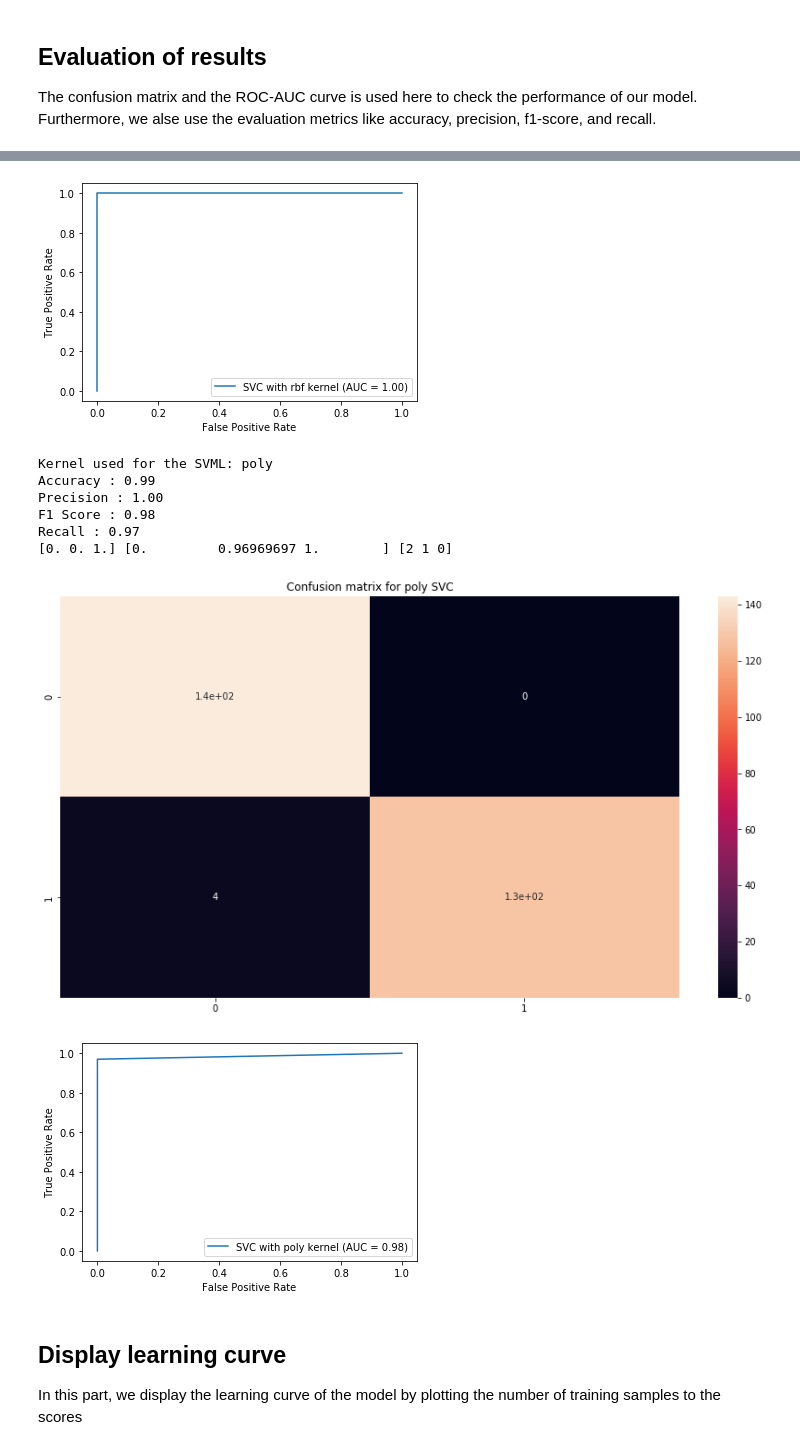
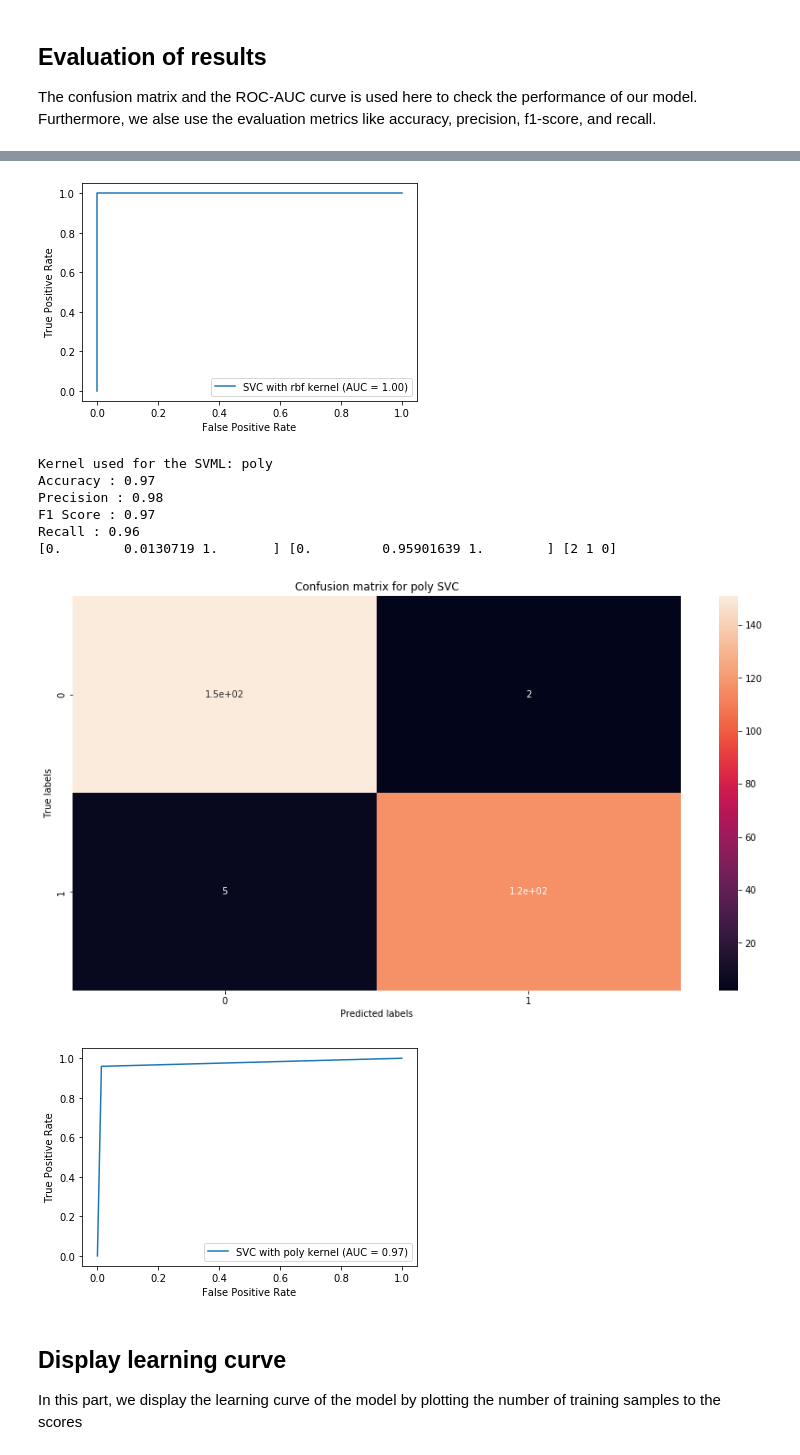
Before and after one commit to jeffreylimnardy/banknote-authentication-svm, a Jupyter notebook: banknoteAuthenticity.ipynb, the cells around one changed output, grey strips where cells are left out. Saved outputs shown, nothing was run; the diff lists cells and outputs as text; code cells hidden in the pictures.

Commit message:
corrected CV added 3d visualization

```diff
--- a/banknoteAuthenticity.ipynb
+++ b/banknoteAuthenticity.ipynb
@@ -134,7 +177,7 @@ array([0.53969053, 0.85995509, 0.93921899, 1.        ])
 
 
 estimators = {
-    "linear":svm.SVC(kernel="linear",C=1),
+    "linear":svm.LinearSVC(C=1),
     "rbf":svm.SVC(kernel="rbf",C=1),
     "poly":svm.SVC(kernel="poly",C=1)
 }
@@ -152,7 +241,3 @@ estimators = {
-# %%
-#splitting the training data and test data to 80 : 20 with the scaled x
-
-x_train, x_test, y_train, y_test = train_test_split(x_scaled,y,test_size=0.2,random_state=2)
 # %% [markdown]
 <h2>Testing the performance of the SVM models with different numbers of features</h2>
 <p>In this part we try to vary the input features and test the accuracy scores of the SVM models. Since we only have 4 features, this is relatively easy to do.</p>
@@ -163,13 +248,13 @@ from itertools import permutations
 for name, estimator in estimators.items():
     print(name)
     print("1 variable accuracy scores")
-    for column in x_train:
-        estimator.fit(x_train[column].to_numpy().reshape(-1,1),y_train)
-        prediction_1var = estimator.predict(x_test[column].to_numpy().reshape(-1,1))
+    for column in x_train_scaled:
+        estimator.fit(x_train_scaled[column].to_numpy().reshape(-1,1),y_train)
+        prediction_1var = estimator.predict(x_test_scaled[column].to_numpy().reshape(-1,1))
         print(f"Accuracy for {column} : {accuracy_score(y_test,prediction_1var)}")
 
     print("2 variables accuracy scores")
-    combinations = permutations(x_train.columns,2)
+    combinations = permutations(x_train_scaled.columns,2)
     cleaned_combs = []
     seen = set()
     for combs in list(combinations):
@@ -180,19 +265,19 @@ for name, estimator in estimators.items():
 
     for cmb in cleaned_combs:
         (col1, col2) = cmb
-        estimator.fit(x_train[[col1,col2]],y_train)
-        print(f"Accuracy for {col1, col2} : {accuracy_score(y_test,estimator.predict(x_test[[col1,col2]]))}")
+        estimator.fit(x_train_scaled[[col1,col2]],y_train)
+        print(f"Accuracy for {col1, col2} : {accuracy_score(y_test,estimator.predict(x_test_scaled[[col1,col2]]))}")
 
     print("3 variable accuracy scores")
-    for column in x_train:
-        estimator.fit(x_train.drop(columns=column),y_train)
-        prediction_3var = estimator.predict(x_test.drop(columns=column))
-        print(f"Accuracy for {x_train.drop(columns=column).columns} : {accuracy_score(y_test,prediction_3var)}")
+    for column in x_train_scaled:
+        estimator.fit(x_train_scaled.drop(columns=column),y_train)
+        prediction_3var = estimator.predict(x_test_scaled.drop(columns=column))
+        print(f"Accuracy for {x_train_scaled.drop(columns=column).columns} : {accuracy_score(y_test,prediction_3var)}")
 
     print("All variable accuracy scores")
-    estimator.fit(x_train,y_train)
-    prediction = estimator.predict(x_test)
-    print(f"Accuracy for {x_train.columns} : {accuracy_score(y_test,prediction)}")
+    estimator.fit(x_train_scaled,y_train)
+    prediction = estimator.predict(x_test_scaled)
+    print(f"Accuracy for {x_train_scaled.columns} : {accuracy_score(y_test,prediction)}")
 
 
 
@@ -222,7 +317,7 @@ Accuracy for Index(['variance', 'skewness', 'curtosis', 'entropy'], dtype='objec
 # %%
 #do a cross validation with 10 stratified k-folds with our estimator and the full dataset
 for name, estimator in estimators.items():
-    scores_cv5 = cross_val_score(estimator,x_scaled,y,cv=5)
-    print("5 fold cross validation result:")
+    scores_cv5 = cross_val_score(estimator,x_train_scaled,y_train,cv=5)
+    print("5 fold cross validation result on training set:")
     print(f"{name} kernel: {scores_cv5.mean():0.9f} accuracy with a standard deviation of {scores_cv5.std():0.9f}")
 # %% [output]
@@ -238,14 +333,17 @@ poly kernel: 0.982508295 accuracy with a standard deviation of 0.001446887
 # %%
 #predicting the classes of the test dataset and creating a confusion matrix to check how good our model is performing
 
-
 for name, estimator in estimators.items():
     print("Kernel used for the SVML: {}".format(name))
-    y_pred = estimator.predict(x_test)
+    estimator.fit(x_train_scaled,y_train)
+    y_pred = estimator.predict(x_test_scaled)
     cm = confusion_matrix(y_test,y_pred)
     plt.figure(figsize=(15,8))
     plt.title(f"Confusion matrix for {name} SVC")
-    sns.heatmap(cm,annot=True)
+    ax = sns.heatmap(cm,annot=True)
+    ax.set_xlabel('Predicted labels')
+    ax.set_ylabel('True labels')
+
 
     #get evaluation metrics accuracy, precision, f1 score, recall
     accuracy = accuracy_score(y_test, y_pred)
@@ -286,12 +384,12 @@ Recall : 1.00
 [figure]
 Kernel used for the SVML: poly
-Accuracy : 0.99
-Precision : 1.00
-F1 Score : 0.98
-Recall : 0.97
-[0. 0. 1.] [0.         0.96969697 1.        ] [2 1 0]
+Accuracy : 0.97
+Precision : 0.98
+F1 Score : 0.97
+Recall : 0.96
+[0.        0.0130719 1.       ] [0.         0.95901639 1.        ] [2 1 0]
-[figure, old version]
+[figure, new version]
-[figure, old version]
+[figure, new version]
 # %% [markdown]
 <h2>Display learning curve</h2>
 <p>In this part, we display the learning curve of the model by plotting the number of training samples to the scores</p>
```
Also changed, not shown: parts of 16 cells of this notebook.
